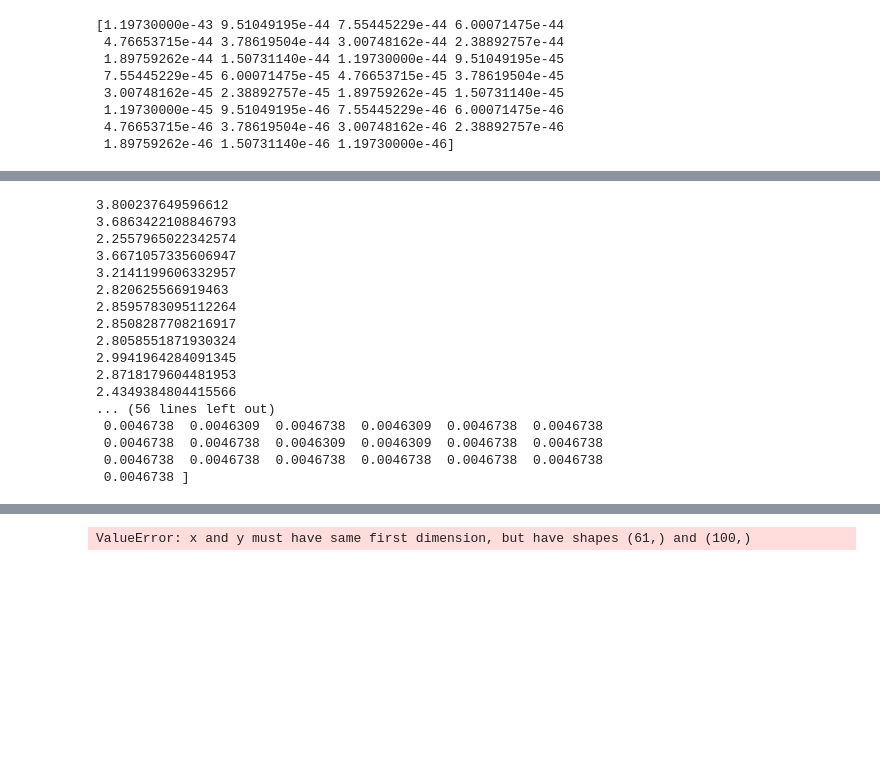
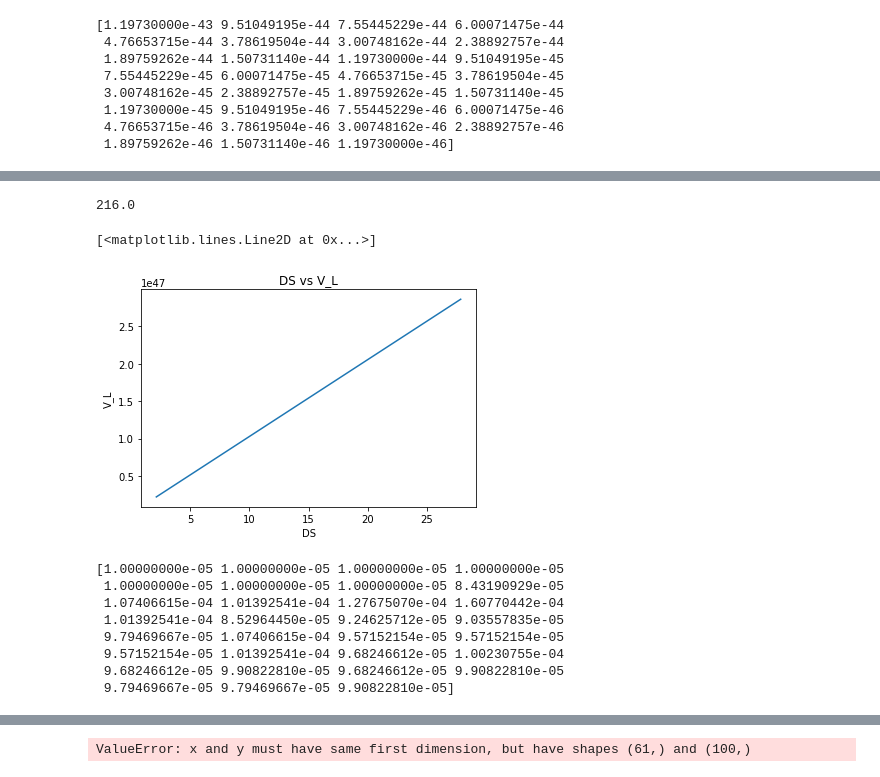
Before and after one commit to avalluvan/Gravitational-Microlensing, a Jupyter notebook: Documentation/Task 3/GRB_Lensing_Parallax_2.ipynb, the cells around one changed output, grey strips where cells are left out. Cells and saved outputs as stored; diff of their text form; code cells hidden in the pictures; blank space fills up the shorter version.

```diff
--- a/Documentation/Task 3/GRB_Lensing_Parallax_2.ipynb
+++ b/Documentation/Task 3/GRB_Lensing_Parallax_2.ipynb
@@ -477,3 +465,24 @@ plt.plot(DS2,V_L2)
+# %%
+count[20]
+# %% [output]
+216.0
+# %%
+z_S2 = np.arange(7) + 0.5
+DS2 = z_S2*c/(H_0*1e3)
+chi_S2 = DS2*Gpc
+V_L2 = np.zeros(7)
+
+for k in range(7):
+    sigma = lambda x_lens: (count[20]*pixel_length_x[20]*pixel_length_y[20]) * chi_S2[k] * x_lens**2
+    V_L2[k] = integrate.quad(sigma, 0, 1)[0]
+
+plt.title('DS vs V_L')
+plt.xlabel('DS')
+plt.ylabel('V_L')
+plt.plot(DS2,V_L2)
+# %% [output]
+[<matplotlib.lines.Line2D at 0x...>]
+[figure, added]
 # %%
 f_final = np.zeros(num_masses)
 for k in range(num_masses):
@@ -483,7 +492,7 @@ for k in range(num_masses):
     P_null = lambda f: ((1 - P1(f))**(NGRB_tiny/1000))**1000
 
     num_f = 1000
-    f = np.logspace(-4,0,num_f)
+    f = np.logspace(-5,0,num_f)
     #print(f)
     y_P = np.zeros(num_f)
     y_2 = np.ones(num_f)*0.05
@@ -506,23 +515,14 @@ for k in range(num_masses):
 
 print(f_final)
 # %% [output]
-3.800237649596612
-3.6863422108846793
-2.2557965022342574
-3.6671057335606947
-3.2141199606332957
-2.820625566919463
-2.8595783095112264
-2.8508287708216917
-2.8058551871930324
-2.9941964284091345
-2.8718179604481953
-2.4349384804415566
-... (56 lines left out)
- 0.0046738  0.0046309  0.0046738  0.0046309  0.0046738  0.0046738
- 0.0046738  0.0046738  0.0046309  0.0046309  0.0046738  0.0046738
- 0.0046738  0.0046738  0.0046738  0.0046738  0.0046738  0.0046738
- 0.0046738 ]
+[1.00000000e-05 1.00000000e-05 1.00000000e-05 1.00000000e-05
+ 1.00000000e-05 1.00000000e-05 1.00000000e-05 8.43190929e-05
+ 1.07406615e-04 1.01392541e-04 1.27675070e-04 1.60770442e-04
+ 1.01392541e-04 8.52964450e-05 9.24625712e-05 9.03557835e-05
+ 9.79469667e-05 1.07406615e-04 9.57152154e-05 9.57152154e-05
+ 9.57152154e-05 1.01392541e-04 9.68246612e-05 1.00230755e-04
+ 9.68246612e-05 9.90822810e-05 9.68246612e-05 9.90822810e-05
+ 9.79469667e-05 9.79469667e-05 9.90822810e-05]
 # %%
 plt.xscale('log')
 plt.yscale('log')
```
Also changed, not shown: parts of 14 cells of this notebook.
